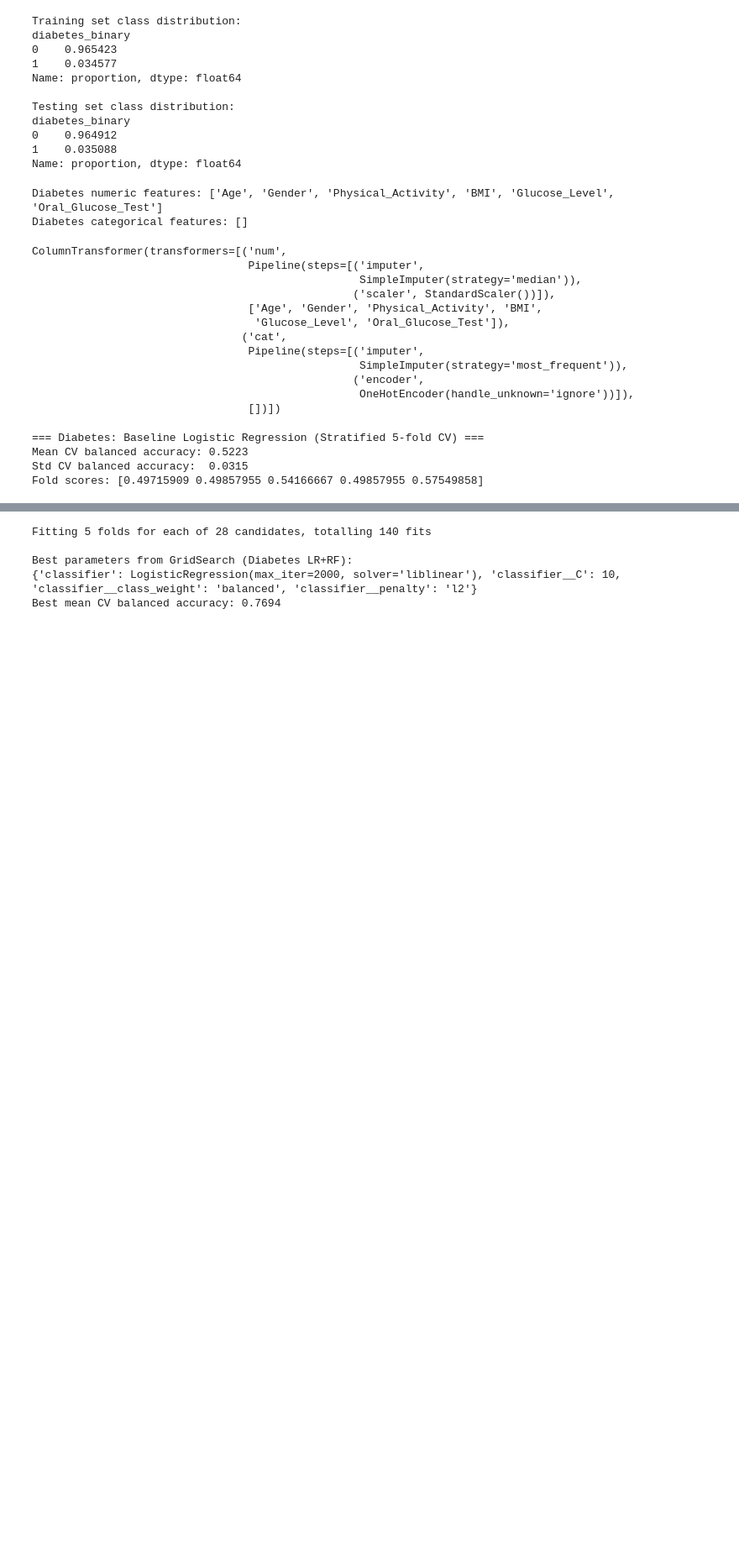
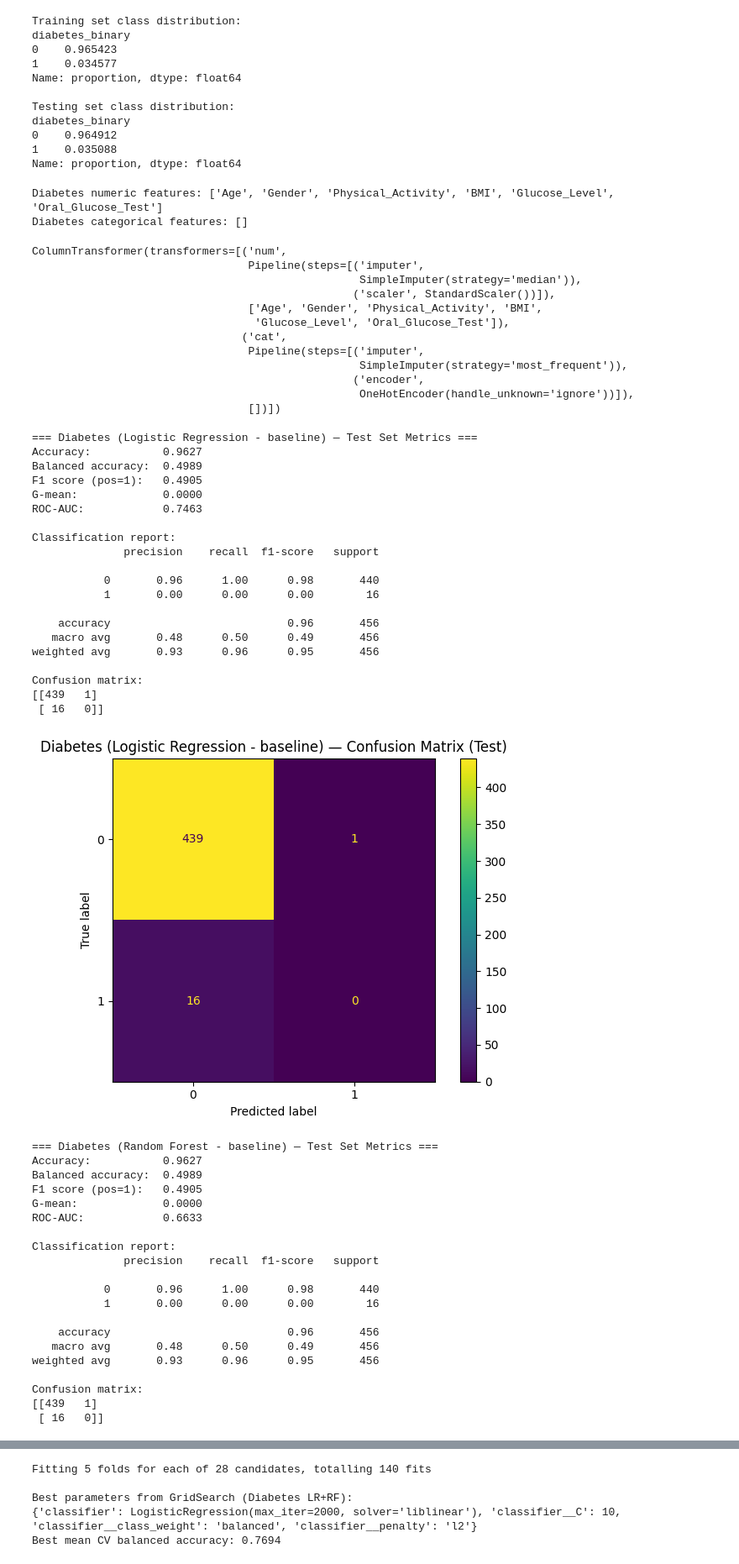
Before and after one commit to bpickett14/MATH3310_FA_2025_FP1_G01_PICKETT_CARDONA, a Jupyter notebook: notebooks/Final.ipynb, the cells around one changed output, grey strips where cells are left out. Shown at 84% size. Drawn from its saved outputs; the diff is of its cells as text; code cells hidden in the pictures; blank space fills up the shorter version.

```diff
--- a/notebooks/Final.ipynb
+++ b/notebooks/Final.ipynb
@@ -558,34 +551,74 @@ ColumnTransformer(transformers=[('num',
 # %%
 # baseline  logistic regression and random forest models for diabetes classification
 
-log_reg_diab = LogisticRegression(
-    penalty="l2",
-    solver="liblinear",
-    max_iter=1000,
-)
-diab_log_pipe = Pipeline(
-    steps=[
-        ("preprocessor", diab_preprocessor),
-        ("classifier", log_reg_diab),
-    ]
-)
+diab_log_pipe = Pipeline([
+    ("preprocessor", diab_preprocessor),
+    ("classifier", LogisticRegression(solver="liblinear", max_iter=1000))
+])
+
+diab_rf_pipe = Pipeline([
+    ("preprocessor", diab_preprocessor),
+    ("classifier", RandomForestClassifier(n_estimators=300, random_state=42, n_jobs=-1))
+])
 # %%
 # CV for baseline Logistic Regression
 
 log_cv_scores_diab = cross_val_score(
     diab_log_pipe,
     X_train_diab,
     y_train_diab,
     cv=cv_strat_diab,
     scoring="balanced_accuracy"
 )
+rf_cv_scores_diab = cross_val_score(
+    diab_rf_pipe,
+    X_train_diab,
+    y_train_diab,
+    cv=cv_strat_diab,
+    scoring="balanced_accuracy"
+)
 
-print("=== Diabetes: Baseline Logistic Regression (Stratified 5-fold CV) ===")
-print(f"Mean CV balanced accuracy: {log_cv_scores_diab.mean():.4f}")
-print(f"Std CV balanced accuracy:  {log_cv_scores_diab.std():.4f}")
-print("Fold scores:", log_cv_scores_diab, "\n")
+_ , diab_log_metrics = evaluate_classifier(diab_log_pipe, X_train_diab, X_test_diab, y_train_diab, y_test_diab, target_name="Diabetes (Logistic Regression - baseline)")
+_ , diab_rf_metrics  = evaluate_classifier(diab_rf_pipe, X_train_diab, X_test_diab, y_train_diab, y_test_diab, target_name="Diabetes (Random Forest - baseline)")
 # %% [output]
-=== Diabetes: Baseline Logistic Regression (Stratified 5-fold CV) ===
-Mean CV balanced accuracy: 0.5223
-Std CV balanced accuracy:  0.0315
-Fold scores: [0.49715909 0.49857955 0.54166667 0.49857955 0.57549858]
+=== Diabetes (Logistic Regression - baseline) — Test Set Metrics ===
+Accuracy:           0.9627
+Balanced accuracy:  0.4989
+F1 score (pos=1):   0.4905
+G-mean:             0.0000
+ROC-AUC:            0.7463
+
+Classification report:
+              precision    recall  f1-score   support
+
+           0       0.96      1.00      0.98       440
+           1       0.00      0.00      0.00        16
+
+    accuracy                           0.96       456
+   macro avg       0.48      0.50      0.49       456
+weighted avg       0.93      0.96      0.95       456
+
+Confusion matrix:
+[[439   1]
+ [ 16   0]]
+[figure, added]
+=== Diabetes (Random Forest - baseline) — Test Set Metrics ===
+Accuracy:           0.9627
+Balanced accuracy:  0.4989
+F1 score (pos=1):   0.4905
+G-mean:             0.0000
+ROC-AUC:            0.6633
+
+Classification report:
+              precision    recall  f1-score   support
+
+           0       0.96      1.00      0.98       440
+           1       0.00      0.00      0.00        16
+
+    accuracy                           0.96       456
+   macro avg       0.48      0.50      0.49       456
+weighted avg       0.93      0.96      0.95       456
+
+Confusion matrix:
+[[439   1]
+ [ 16   0]]
```
Also changed, not shown: parts of 27 cells of this notebook.
